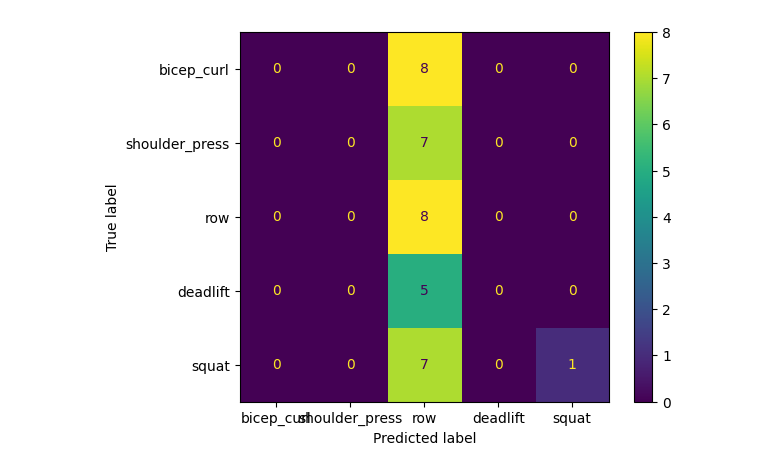
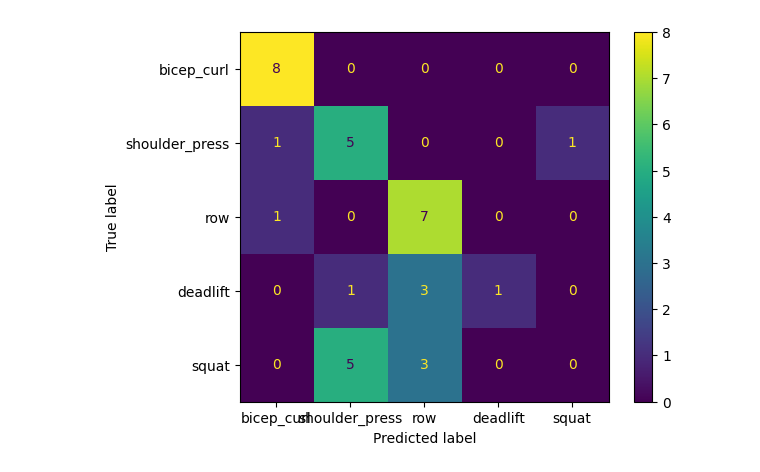
Before and after one commit to suzanmanasreh/wireless-imu-activity-tracking, a Jupyter notebook: data_process/process.ipynb, the cells around one changed output. Saved outputs shown, nothing was run; the diff lists cells and outputs as text; code cells hidden in the pictures.

Commit message:
60% test accuracy

```diff
--- a/data_process/process.ipynb
+++ b/data_process/process.ipynb
@@ -141,13 +228,43 @@ def get_num_reps(df, peaks, valleys):
     # print(Q1)
     # peak_outlier_indices = np.where(peakvals < Q1)[0]
     # print(peak_outlier_indices)
+# %%
+def smooth_and_resample(df, target_len=300, window_length=11, polyorder=2):
+    """
+    Smooths and resamples a DataFrame of IMU data to have target_len rows.
+
+    Parameters:
+      df: pandas DataFrame containing accelerometer/gyroscope columns.
+      target_len: desired number of samples (rows) per file.
+      window_length: window size for smoothing (odd number).
+      polyorder: polynomial order for Savitzky-Golay filter.
+    """
+
+    # Keep only numeric columns (assumes these are your sensor readings)
+    numeric_cols = df.select_dtypes(include=[np.number]).columns
+
+    # Smooth each numeric column with a Savitzky-Golay filter
+    smoothed = df[numeric_cols].apply(
+        lambda col: savgol_filter(col, window_length=min(window_length, len(col)//2*2+1), polyorder=polyorder)
+    )
+
+    # Resample (interpolate) to get target_len rows
+    original_len = len(smoothed)
+    new_idx = np.linspace(0, original_len - 1, target_len)
+
+    resampled = pd.DataFrame(
+        {col: np.interp(new_idx, np.arange(original_len), smoothed[col]) for col in smoothed.columns}
+    )
+
+    return resampled
 # %%
-file = "../data2/row/row_andrew_set2_reps10_1.csv"
+file = "../data2/bicep_curl/bicep_andrew_set3_reps10_1.csv"
 df = create_df(file)
 peaks, valleys, peakvals, valleyvals = get_peaks_and_valleys(df, 120)
 plot_df(df, "Bicep Curl", peaks, valleys)
 start, end, num_peaks, num_valleys = get_num_reps(df, peakvals, valleyvals)
 
 df = df.iloc[start:end]
+df = smooth_and_resample(df)
 plot_df(df, "Bicep Curl")
 # %% [output]
@@ -189,18 +306,21 @@ max_len = 100
 for f in training_files:
     print(f"train: {f}")
     df = cropped_df(f)
+    df = smooth_and_resample(df)
     max_len = max(max_len, len(df))
     X_train.append(df)
 
 for f in validation_files:
     print(f"validation: {f}")
     df = cropped_df(f)
+    df = smooth_and_resample(df)
     max_len = max(max_len, len(df))
     X_validation.append(df)
 
 for f in test_files:
     print(f"test: {f}")
     df = cropped_df(f)
+    df = smooth_and_resample(df)
     max_len = max(max_len, len(df))
     X_test.append(df)
 
@@ -351,7 +454,7 @@ Model: "sequential_2"
 checkpoint_filepath = '/tmp/ckpt/checkpoint.model.keras'
 model_checkpoint_callback = ModelCheckpoint(
     filepath=checkpoint_filepath,
-    monitor='val_loss',
+    monitor='val_accuracy',
     mode='max',
     save_best_only=True)
 # %%
@@ -360,7 +463,7 @@ model.fit(
     validation_split=0.2,
     # validation_data=(X_test, y_test),
     epochs=30,
-    batch_size=32,
+    batch_size=6,
     verbose=1,
     callbacks=[model_checkpoint_callback]
 )
@@ -404 +507 @@ Epoch 6/30
-[figure, old version]
+[figure, new version]
```
Also changed, not shown: parts of 10 cells of this notebook.
